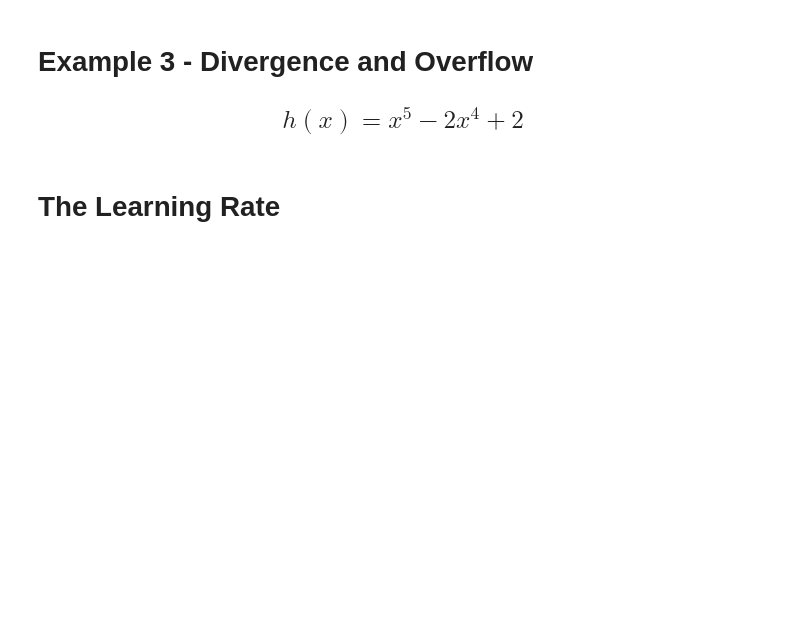
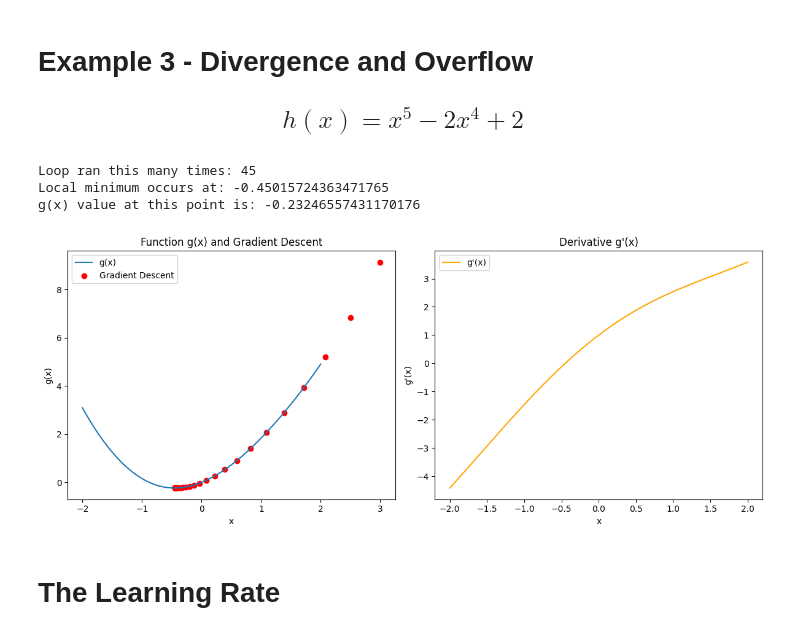
Before and after one commit to Sanika2029/Sanika, a Jupyter notebook: UGMR_2023__Module_04_Project_2024.ipynb, the cells around one changed output. Drawn from its saved outputs; the diff is of its cells as text; code cells hidden in the pictures; blank space fills up the shorter version.

```diff
--- a/UGMR_2023__Module_04_Project_2024.ipynb
+++ b/UGMR_2023__Module_04_Project_2024.ipynb
@@ -271,3 +359,66 @@ plt.show()
+# %%
+## TASK-4 : Code the same things as they were done for the first two examples
+import numpy as np
+import matplotlib.pyplot as plt
+
+# Function and its derivative
+def g(x):
+    return x**2 + np.sin(x)
+
+def dg(x):
+    return 2*x + np.cos(x)
+
+# Gradient Descent
+new_x = 3
+previous_x = 0
+step_multiplier = 0.1
+precision = 0.00001
+
+x_list = [new_x]
+g_values = [g(new_x)]
+
+for n in range(500):
+    previous_x = new_x
+    gradient = dg(previous_x)
+    new_x = previous_x - step_multiplier * gradient
+
+    step_size = abs(new_x - previous_x)
+
+    x_list.append(new_x)
+    g_values.append(g(new_x))
+
+    if step_size < precision:
+        print('Loop ran this many times:', n)
+        break
+
+print('Local minimum occurs at:', new_x)
+print('g(x) value at this point is:', g(new_x))
+
+# Plotting the function and its derivative
+plt.figure(figsize=(12, 5))
+
+plt.subplot(1, 2, 1)
+plt.plot(x_2, g(x_2), label='g(x)')
+plt.scatter(x_list, g_values, color='red', label='Gradient Descent')
+plt.title('Function g(x) and Gradient Descent')
+plt.xlabel('x')
+plt.ylabel('g(x)')
+plt.legend()
+
+plt.subplot(1, 2, 2)
+plt.plot(x_2, dg(x_2), color='orange', label="g'(x)")
+plt.title("Derivative g'(x)")
+plt.xlabel('x')
+plt.ylabel("g'(x)")
+plt.legend()
+
+plt.tight_layout()
+plt.show()
+# %% [output]
+Loop ran this many times: 45
+Local minimum occurs at: -0.45015724363471765
+g(x) value at this point is: -0.23246557431170176
+[figure, added]
 # %% [markdown]
 # The Learning Rate
 # %%
```
Also changed, not shown: parts of 21 cells of this notebook.
